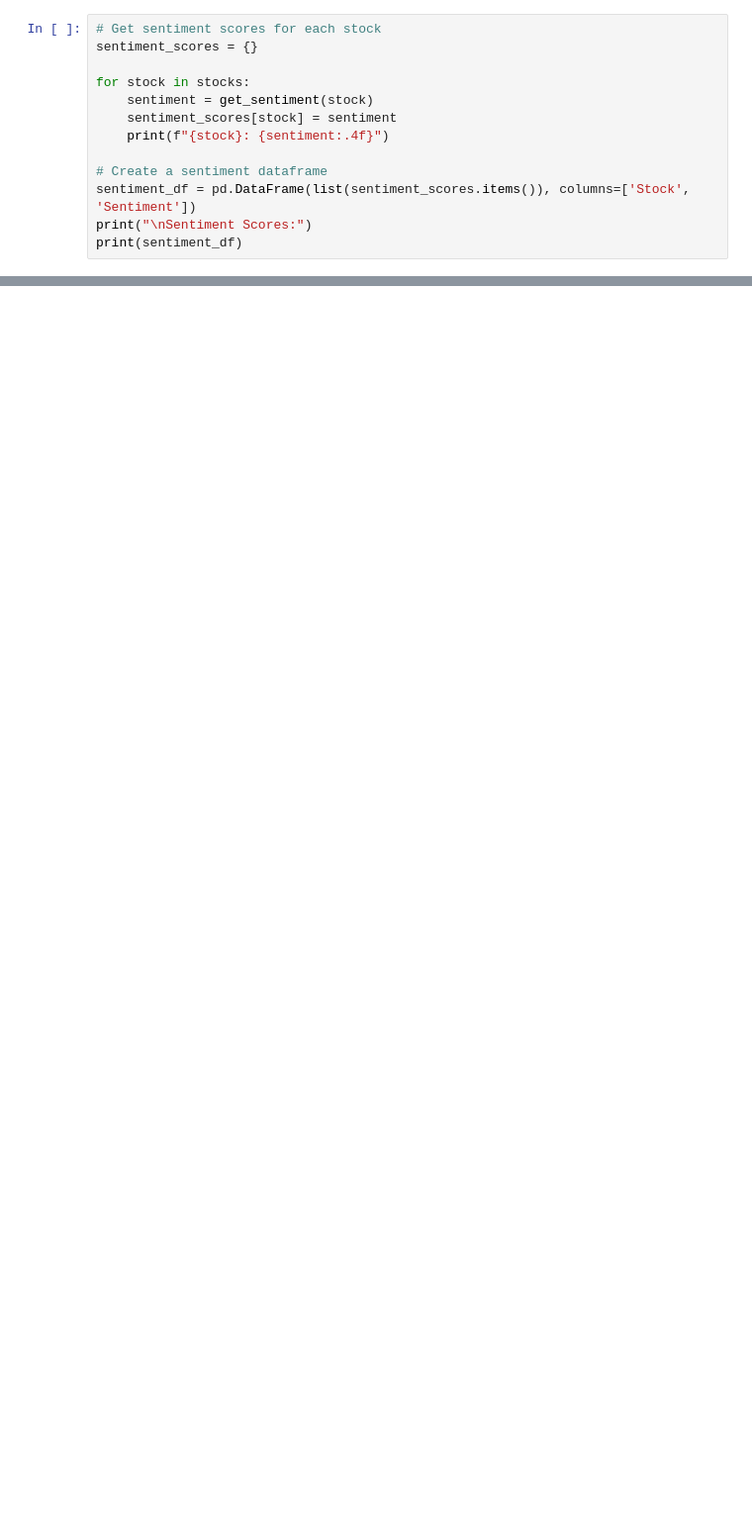
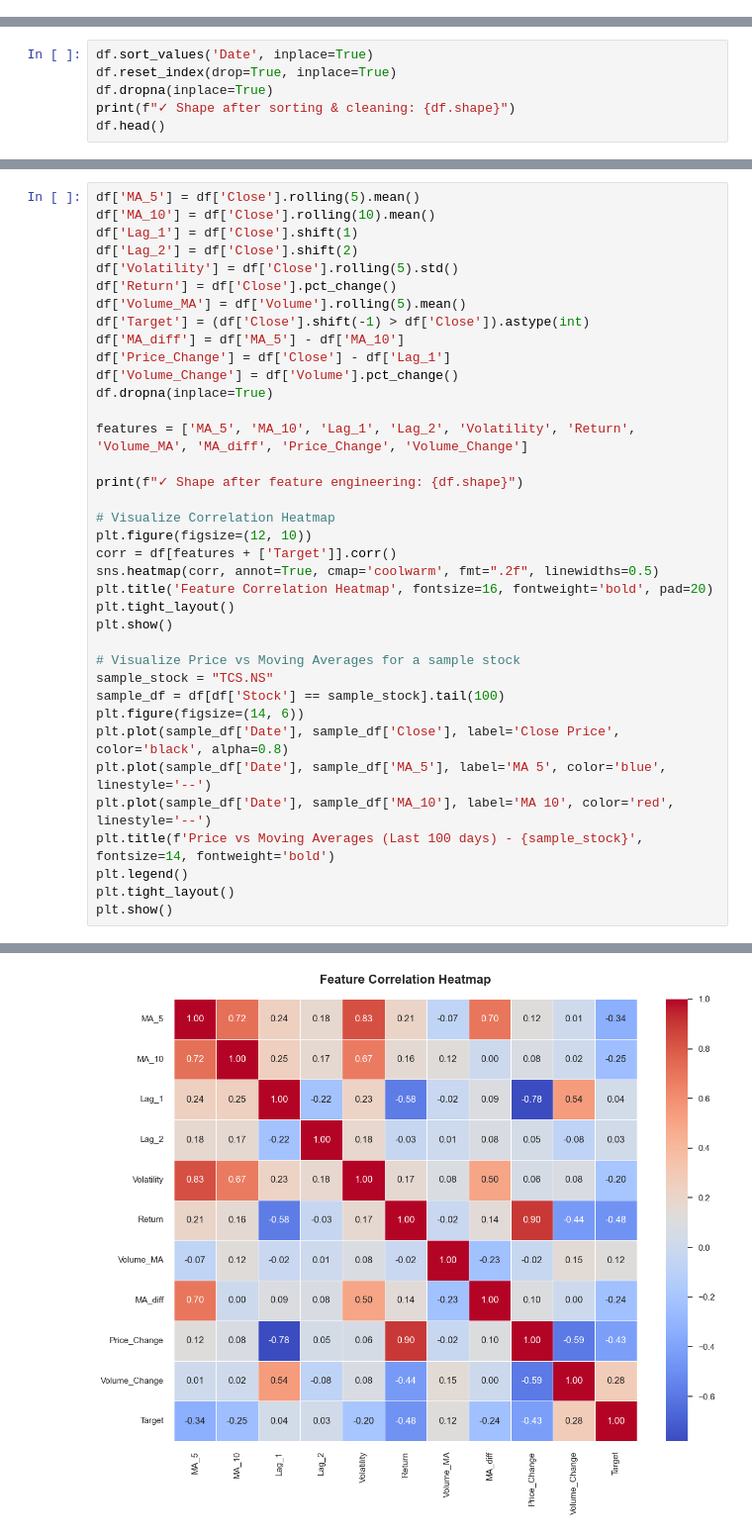
Before and after one commit to monkgotdunk069-a11y/stock_pridiction01, a Jupyter notebook: mainn.ipynb, the cells around one changed output, grey strips where cells are left out. Shown at 99% size. Saved outputs shown, nothing was run; the diff lists cells and outputs as text; blank space fills up the shorter version.

```diff
--- a/mainn.ipynb
+++ b/mainn.ipynb
@@ -210,13 +0,0 @@ def get_sentiment(stock_name):
-# %%
-# Get sentiment scores for each stock
-sentiment_scores = {}
-
-for stock in stocks:
-    sentiment = get_sentiment(stock)
-    sentiment_scores[stock] = sentiment
-    print(f"{stock}: {sentiment:.4f}")
-
-# Create a sentiment dataframe
-sentiment_df = pd.DataFrame(list(sentiment_scores.items()), columns=['Stock', 'Sentiment'])
-print("\nSentiment Scores:")
-print(sentiment_df)
@@ -681,0 +108,6 @@ Signal Breakdown:
+# %%
+df.sort_values('Date', inplace=True)
+df.reset_index(drop=True, inplace=True)
+df.dropna(inplace=True)
+print(f"✓ Shape after sorting & cleaning: {df.shape}")
+df.head()
@@ -681,0 +124,38 @@ Signal Breakdown:
+# %%
+df['MA_5'] = df['Close'].rolling(5).mean()
+df['MA_10'] = df['Close'].rolling(10).mean()
+df['Lag_1'] = df['Close'].shift(1)
+df['Lag_2'] = df['Close'].shift(2)
+df['Volatility'] = df['Close'].rolling(5).std()
+df['Return'] = df['Close'].pct_change()
+df['Volume_MA'] = df['Volume'].rolling(5).mean()
+df['Target'] = (df['Close'].shift(-1) > df['Close']).astype(int)
+df['MA_diff'] = df['MA_5'] - df['MA_10']
+df['Price_Change'] = df['Close'] - df['Lag_1']
+df['Volume_Change'] = df['Volume'].pct_change()
+df.dropna(inplace=True)
+
+features = ['MA_5', 'MA_10', 'Lag_1', 'Lag_2', 'Volatility', 'Return', 'Volume_MA', 'MA_diff', 'Price_Change', 'Volume_Change']
+
+print(f"✓ Shape after feature engineering: {df.shape}")
+
+# Visualize Correlation Heatmap
+plt.figure(figsize=(12, 10))
+corr = df[features + ['Target']].corr()
+sns.heatmap(corr, annot=True, cmap='coolwarm', fmt=".2f", linewidths=0.5)
+plt.title('Feature Correlation Heatmap', fontsize=16, fontweight='bold', pad=20)
+plt.tight_layout()
+plt.show()
+
+# Visualize Price vs Moving Averages for a sample stock
+sample_stock = "TCS.NS"
+sample_df = df[df['Stock'] == sample_stock].tail(100)
+plt.figure(figsize=(14, 6))
+plt.plot(sample_df['Date'], sample_df['Close'], label='Close Price', color='black', alpha=0.8)
+plt.plot(sample_df['Date'], sample_df['MA_5'], label='MA 5', color='blue', linestyle='--')
+plt.plot(sample_df['Date'], sample_df['MA_10'], label='MA 10', color='red', linestyle='--')
+plt.title(f'Price vs Moving Averages (Last 100 days) - {sample_stock}', fontsize=14, fontweight='bold')
+plt.legend()
+plt.tight_layout()
+plt.show()
+# %% [output]
@@ -681,0 +163 @@ Signal Breakdown:
+[figure, added]
```
Also changed, not shown: parts of 48 cells of this notebook, 10 other files.
